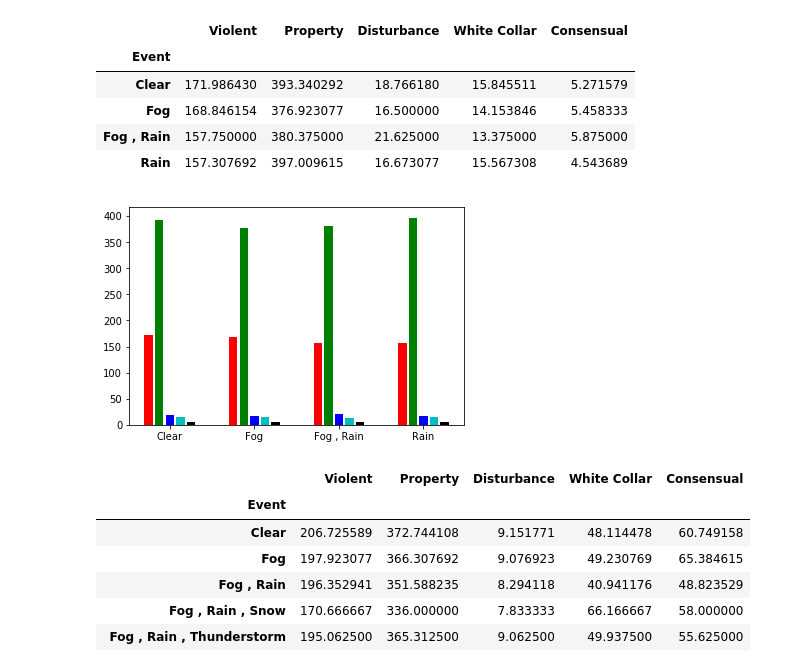
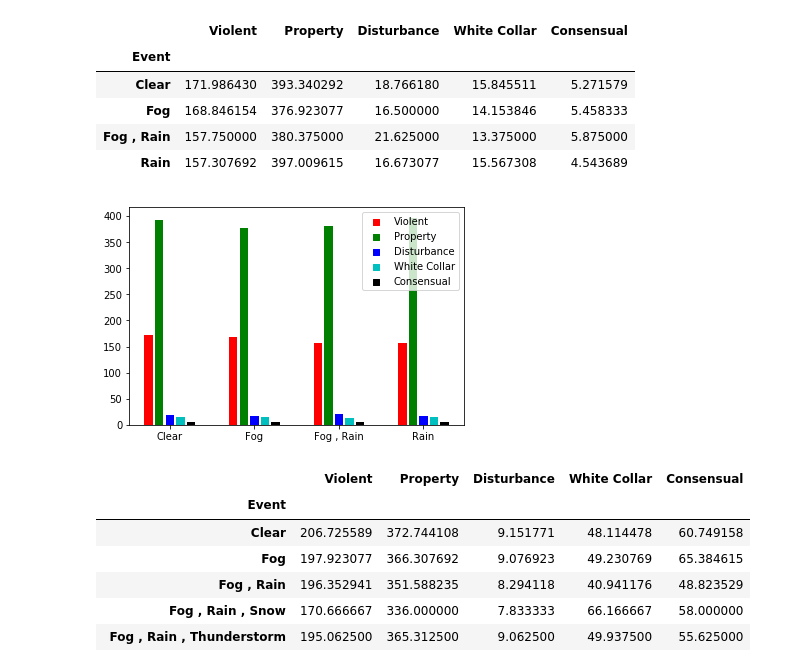
Before and after one commit to minxstm/Bootcamp_Project_1, a Jupyter notebook: Some_Plots_Kevin_with_bars.ipynb, the cells around one changed output. Saved outputs shown, nothing was run; the diff lists cells and outputs as text; code cells hidden in the pictures.

Commit message:
Add horribly kludged legend to bar graphs

```diff
--- a/Some_Plots_Kevin_with_bars.ipynb
+++ b/Some_Plots_Kevin_with_bars.ipynb
@@ -251,14 +251,19 @@ la_group_w
 # %%
 i=0
 n=8
+color_list = ["r","g","b","c","k"]
 for row in la_group_w.iterrows():
-    plt.bar(np.arange(i*n,5+i*n), row[1],color=["r","g","b","c","k"])
+    plt.bar(np.arange(i*n,5+i*n), row[1],color=color_list)
     i+=1
+
+for j in range(len(chi_group_w.columns)):
+    plt.scatter([],[],color=color_list[j],label=chi_group_w.columns[j],marker="s")
+
 plt.xticks(np.arange(len(la_group_w.index))*n+2, la_group_w.index)
 plt.legend()
 plt.show()
 # %% [output]
-[figure, old version]
+[figure, new version]
 # %%
 chi_group_w=chi_df.groupby("Event").mean()[["Violent","Property","Disturbance","White Collar","Consensual"]]
 chi_group_w
```
Also changed, not shown: parts of 2 cells of this notebook.
